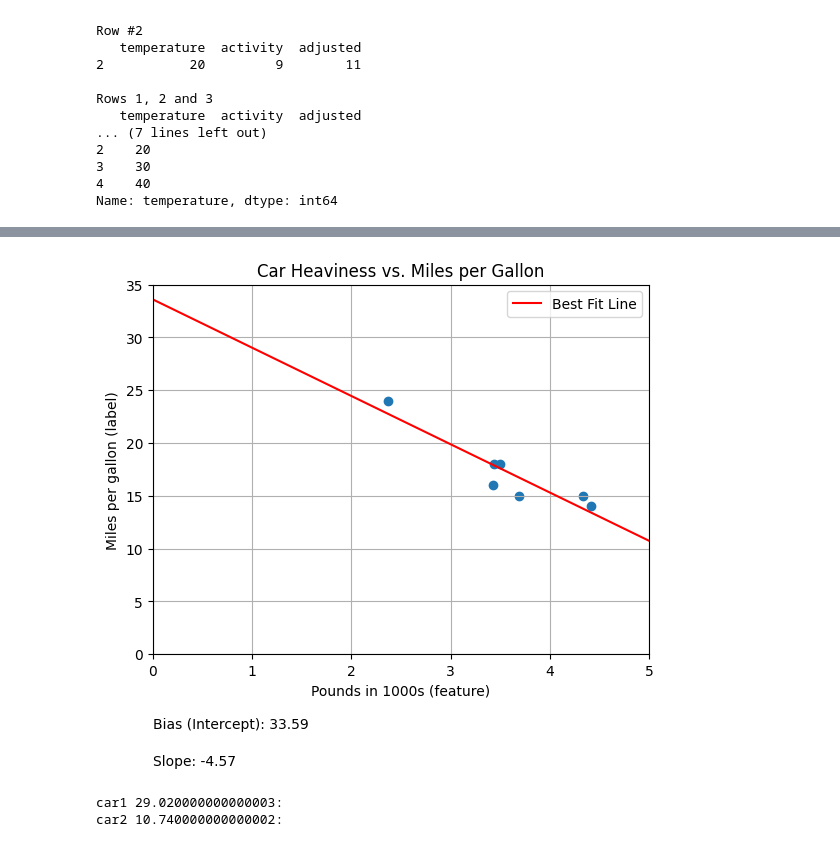
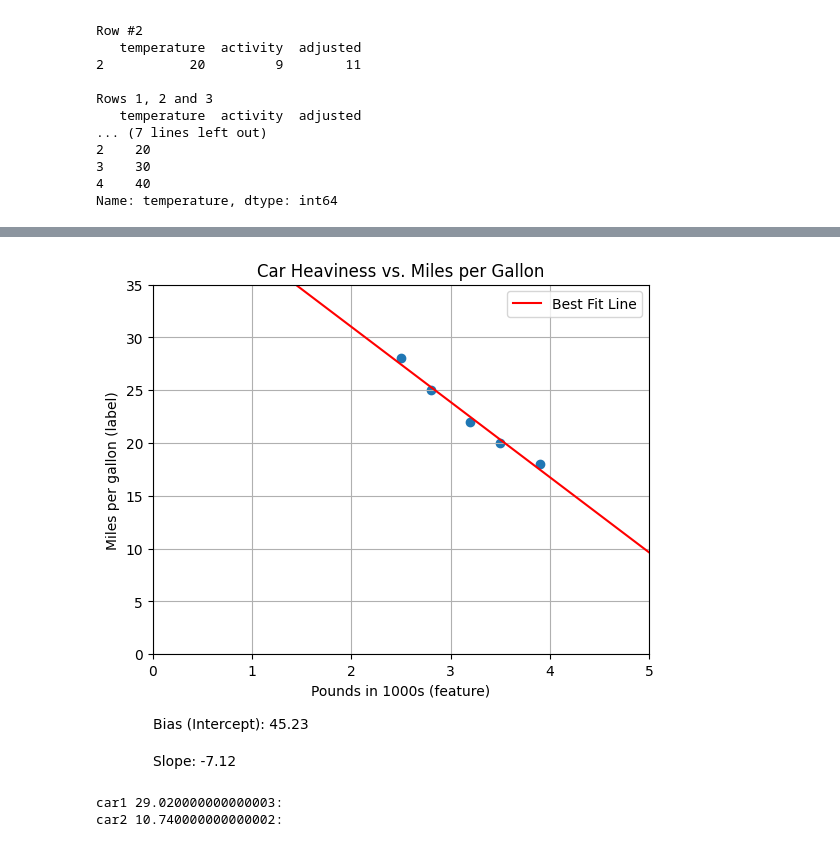
Before and after one commit to diskostu/calculator, a Jupyter notebook: demo.ipynb, the cells around one changed output, grey strips where cells are left out. Saved outputs shown, nothing was run; the diff lists cells and outputs as text; code cells hidden in the pictures.

```diff
--- a/demo.ipynb
+++ b/demo.ipynb
@@ -106,7 +106,10 @@ value of row #1, column 'Eleanor'
 import matplotlib.pyplot as plt
 import numpy as np
 
-# ... (other parts of your code) ...
+# Sample data for car weights (pounds) and miles per gallon (mpg)
+# Replace this with your actual data
+pounds = np.array([2.5, 2.8, 3.2, 3.5, 3.9])  # Example car weights in thousands of pounds
+mpg = np.array([28, 25, 22, 20, 18])  # Example corresponding mpg values
 
 # Calculate and plot the regression line
 m, b = np.polyfit(pounds, mpg, 1)
@@ -121,33 +124,33 @@ ax.set_xlim(left=0, right=5)
 ax.set_ylim(bottom=0, top=35)
 ax.grid(True)
 
 # Calculate regression line endpoints using figure dimensions
 x_min, x_max = ax.get_xlim()
 regression_line_x = np.array([x_min, x_max])
 regression_line_y = m * regression_line_x + b
 
 # Plot the regression line
 ax.plot(regression_line_x, regression_line_y, color='red', label='Best Fit Line')
 
 # Add labels and title
 ax.set_xlabel("Pounds in 1000s (feature)")
 ax.set_ylabel("Miles per gallon (label)")
 ax.set_title("Car Heaviness vs. Miles per Gallon")
 
 plt.text(0.0, -0.2, f"Bias (Intercept): {b:.2f}", transform=ax.transAxes)
 plt.text(0.0, -0.3, f"Slope: {m:.2f}", transform=ax.transAxes)
 
 # Add legend (optional)
 ax.legend()
 
 # Show the plot
 plt.show()
 
 car1 = 33.59 + (-4.57)*1
 car2 = 33.59 + (-4.57)*5
 print("car1 %s: " % car1)
 print("car2 %s: " % car2)
 # %% [output]
-[figure, old version]
+[figure, new version]
 car1 29.020000000000003:
 car2 10.740000000000002:
```
Also changed, not shown: parts of 1 cell of this notebook.
